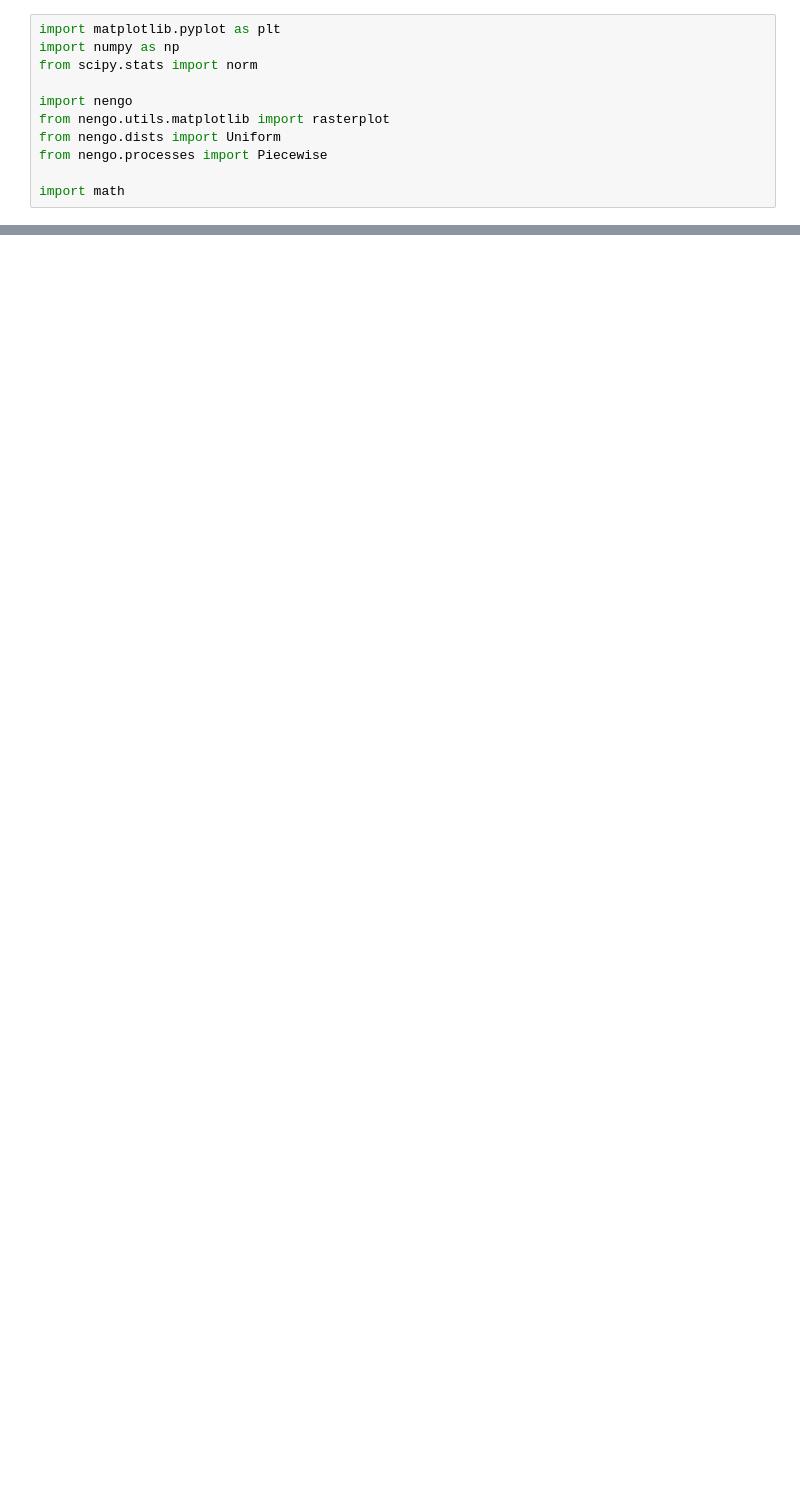
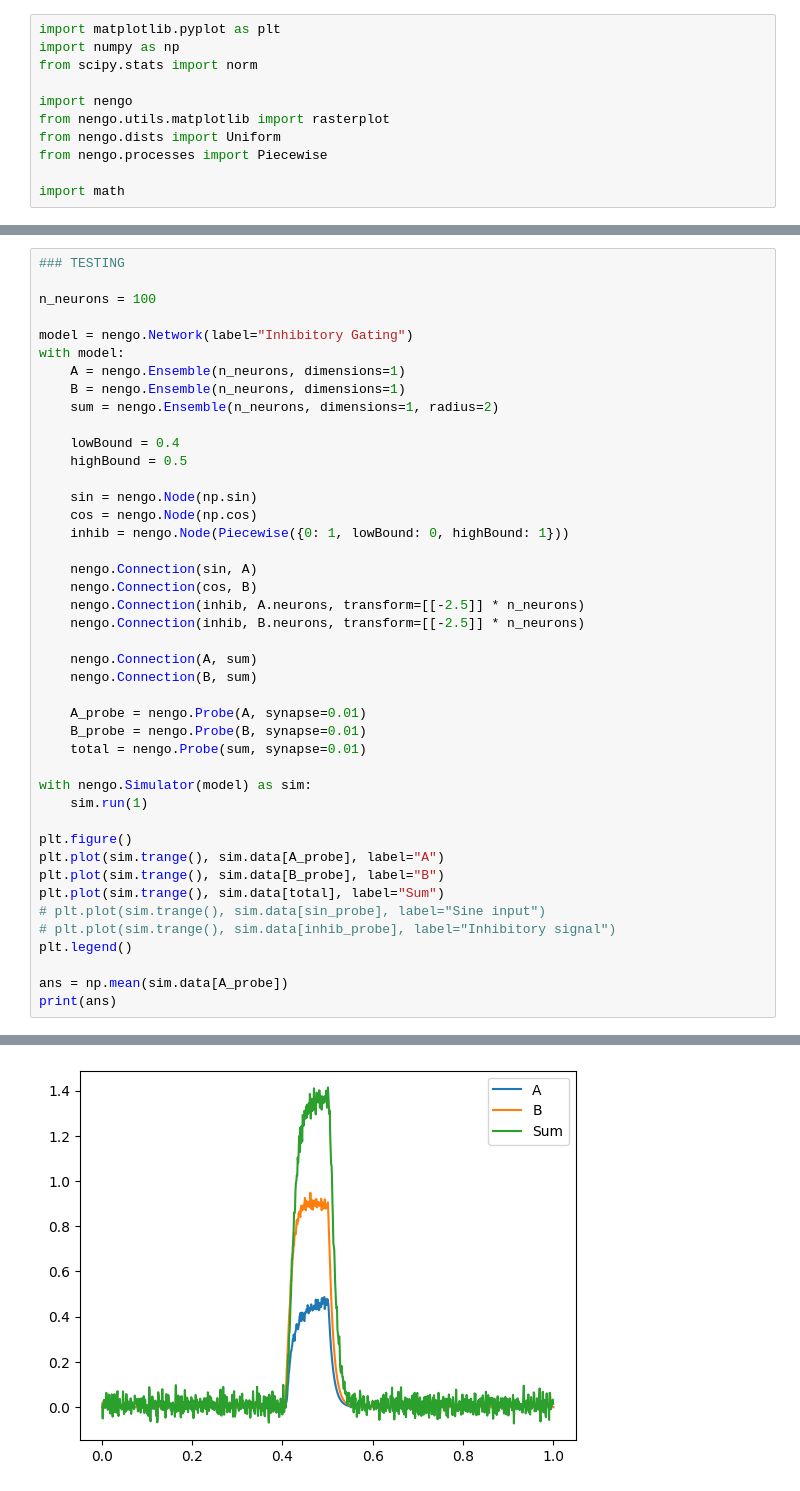
Before and after one commit to aplsamson/ECE495_Final-Project, a Jupyter notebook: Samson_Final-Project.ipynb, the cells around one changed output, grey strips where cells are left out. Drawn from its saved outputs; the diff is of its cells as text; blank space fills up the shorter version.

```diff
--- a/Samson_Final-Project.ipynb
+++ b/Samson_Final-Project.ipynb
@@ -154,0 +228,44 @@ with model:
+# %%
+### TESTING
+
+n_neurons = 100
+
+model = nengo.Network(label="Inhibitory Gating")
+with model:
+    A = nengo.Ensemble(n_neurons, dimensions=1)
+    B = nengo.Ensemble(n_neurons, dimensions=1)
+    sum = nengo.Ensemble(n_neurons, dimensions=1, radius=2)
+
+    lowBound = 0.4
+    highBound = 0.5
+
+    sin = nengo.Node(np.sin)
+    cos = nengo.Node(np.cos)
+    inhib = nengo.Node(Piecewise({0: 1, lowBound: 0, highBound: 1}))
+
+    nengo.Connection(sin, A)
+    nengo.Connection(cos, B)
+    nengo.Connection(inhib, A.neurons, transform=[[-2.5]] * n_neurons)
+    nengo.Connection(inhib, B.neurons, transform=[[-2.5]] * n_neurons)
+
+    nengo.Connection(A, sum)
+    nengo.Connection(B, sum)
+
+    A_probe = nengo.Probe(A, synapse=0.01)
+    B_probe = nengo.Probe(B, synapse=0.01)
+    total = nengo.Probe(sum, synapse=0.01)
+
+with nengo.Simulator(model) as sim:
+    sim.run(1)
+
+plt.figure()
+plt.plot(sim.trange(), sim.data[A_probe], label="A")
+plt.plot(sim.trange(), sim.data[B_probe], label="B")
+plt.plot(sim.trange(), sim.data[total], label="Sum")
+# plt.plot(sim.trange(), sim.data[sin_probe], label="Sine input")
+# plt.plot(sim.trange(), sim.data[inhib_probe], label="Inhibitory signal")
+plt.legend()
+
+ans = np.mean(sim.data[A_probe])
+print(ans)
+# %% [output]
@@ -154,0 +275 @@ with model:
+[figure, added]
```
Also changed, not shown: parts of 5 cells of this notebook, 1 other file.
